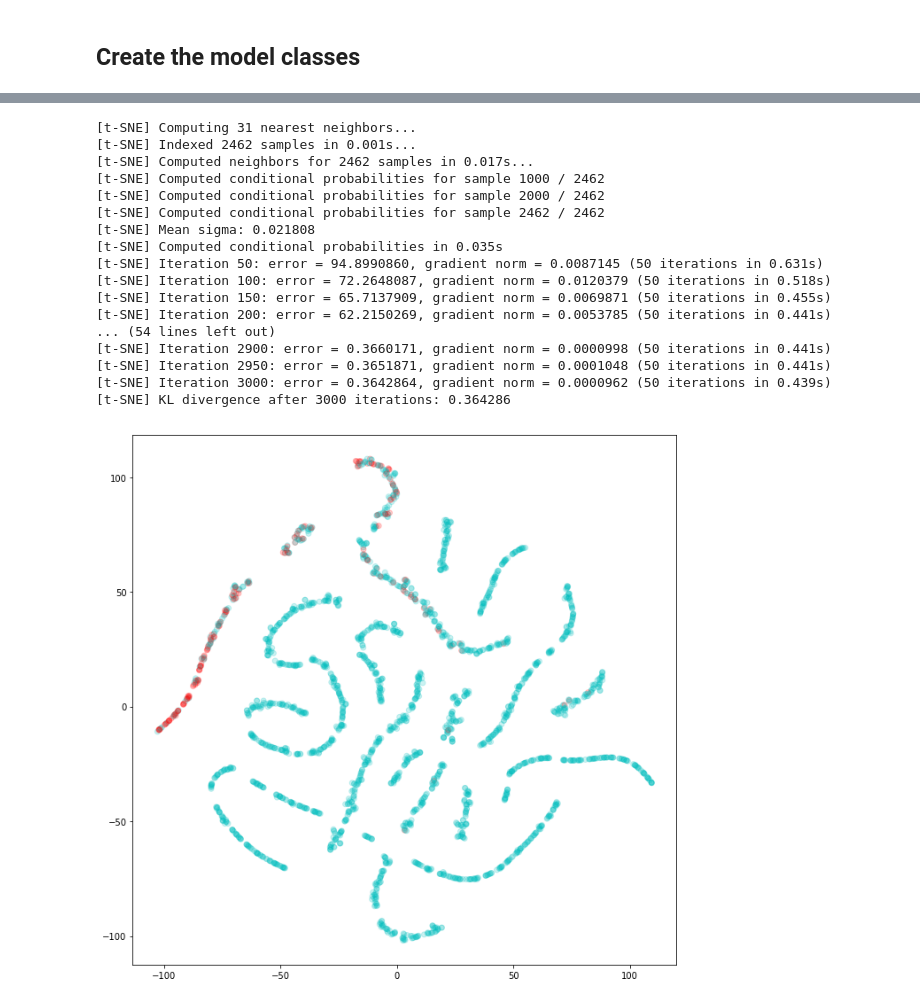
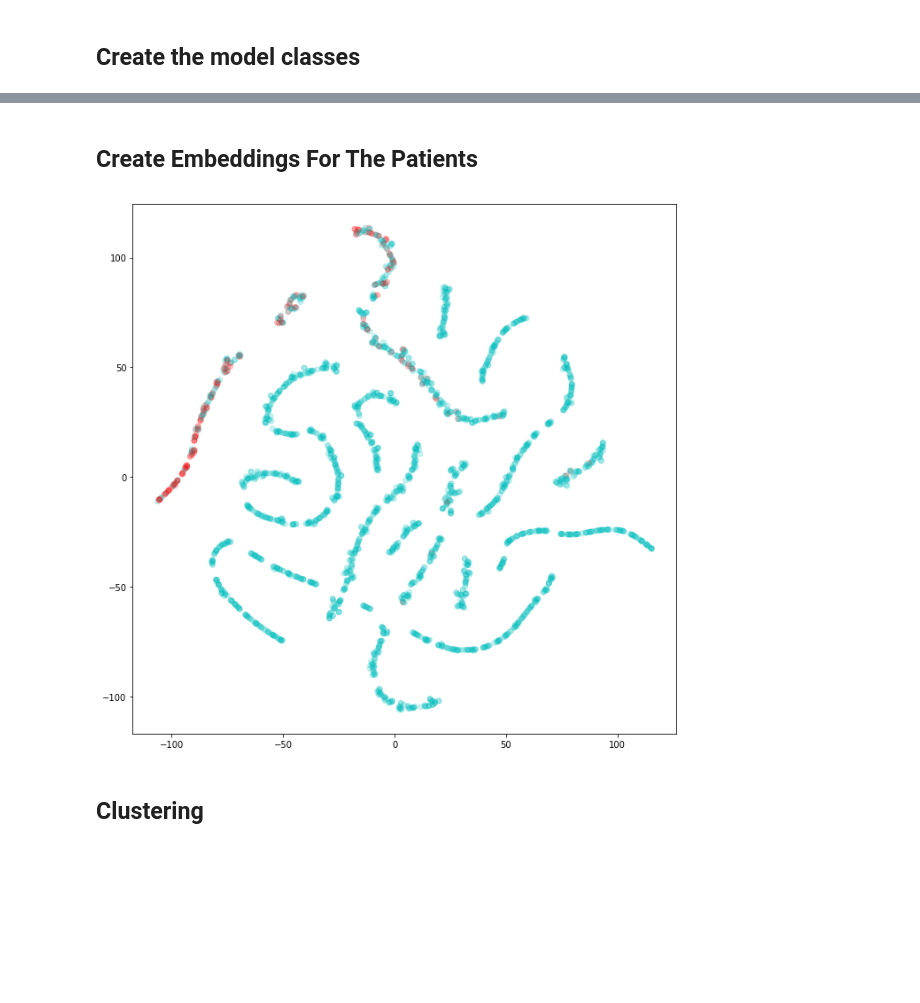
Before and after one commit to skarakulak/NYULH_Breast_Cancer_Optimal_Therapy, a Jupyter notebook: DataPrep.ipynb, the cells around one changed output, grey strips where cells are left out. Saved outputs shown, nothing was run; the diff lists cells and outputs as text; code cells hidden in the pictures; blank space fills up the shorter version.

```diff
--- a/DataPrep.ipynb
+++ b/DataPrep.ipynb
@@ -621,6 +631,6 @@ Validation:             |Loss:0.893613  z_l2: 906.756629        |Loss_float:0.35
 # %%
 model.to(device)
-benchmark=9e9
+benchmark=0
 for epoch in range(0,12):
     train(epoch, model,coef_z_l2 = 3e-5, autoencoder=False, coef_l2_penalty=2e-6)
     benchmark=test(model, coef_z_l2 = 3e-5, autoencoder=False,benchmark=benchmark)
@@ -773,6 +783,8 @@ Validation              |Loss:0.780140  |Loss_pred:0.771979     |z_l2:272.042770
 #     model.parameters(),
 #     lr=learning_rate,
 # )
+# %% [markdown]
+## Create Embeddings For The Patients
 # %%
 checkpoint = torch.load('model_params.pth')
 model.load_state_dict(checkpoint['model_state_dict'])
@@ -791,37 +799,21 @@ triple_neg = []
 for data, target in train_loader_wo_samp:
     latent_results.append(model(data, autoencoder=False)[-1])
     triple_neg.append(target)
-z = torch.cat(latent_results,dim=0)
-y = torch.cat(triple_neg,dim=0)
+m_z = torch.cat(latent_results,dim=0)
+m_y = torch.cat(triple_neg,dim=0)
 # %%
-tsne_model = TSNE(n_components=2, random_state=0, perplexity = 10, learning_rate = 20, n_iter = 3000, verbose = 3)
-tsne_dist = tsne_model.fit_transform(z.detach().numpy())
-
+tsne_model = TSNE(n_components=2, random_state=0, perplexity = 10, learning_rate = 20, n_iter = 4000)
+tsne_dist = tsne_model.fit_transform(m_z.detach().numpy())
 
 fig = plt.figure(figsize=(11,11))
 ax = fig.add_subplot(111)
 
-plt.scatter(tsne_dist[:,0], tsne_dist[:,1],alpha = 0.20, c = ['c' if k==0 else 'r' for k in y.detach().numpy()])
+plt.scatter(tsne_dist[:,0], tsne_dist[:,1],alpha = 0.20, c = ['c' if k==0 else 'r' for k in m_y.detach().numpy()])
 plt.show()
 # %% [output]
-[t-SNE] Computing 31 nearest neighbors...
-[t-SNE] Indexed 2462 samples in 0.001s...
-[t-SNE] Computed neighbors for 2462 samples in 0.017s...
-[t-SNE] Computed conditional probabilities for sample 1000 / 2462
-[t-SNE] Computed conditional probabilities for sample 2000 / 2462
-[t-SNE] Computed conditional probabilities for sample 2462 / 2462
-[t-SNE] Mean sigma: 0.021808
-[t-SNE] Computed conditional probabilities in 0.035s
-[t-SNE] Iteration 50: error = 94.8990860, gradient norm = 0.0087145 (50 iterations in 0.631s)
-[t-SNE] Iteration 100: error = 72.2648087, gradient norm = 0.0120379 (50 iterations in 0.518s)
-[t-SNE] Iteration 150: error = 65.7137909, gradient norm = 0.0069871 (50 iterations in 0.455s)
-[t-SNE] Iteration 200: error = 62.2150269, gradient norm = 0.0053785 (50 iterations in 0.441s)
-... (54 lines left out)
-[t-SNE] Iteration 2900: error = 0.3660171, gradient norm = 0.0000998 (50 iterations in 0.441s)
-[t-SNE] Iteration 2950: error = 0.3651871, gradient norm = 0.0001048 (50 iterations in 0.441s)
-[t-SNE] Iteration 3000: error = 0.3642864, gradient norm = 0.0000962 (50 iterations in 0.439s)
-[t-SNE] KL divergence after 3000 iterations: 0.364286
-[figure, old version]
+[figure, new version]
+# %% [markdown]
+## Clustering
 # %%
 clusterer = hdbscan.HDBSCAN(min_cluster_size=30)
 clusterer.fit(tsne_dist)
```
Also changed, not shown: parts of 21 cells of this notebook.
